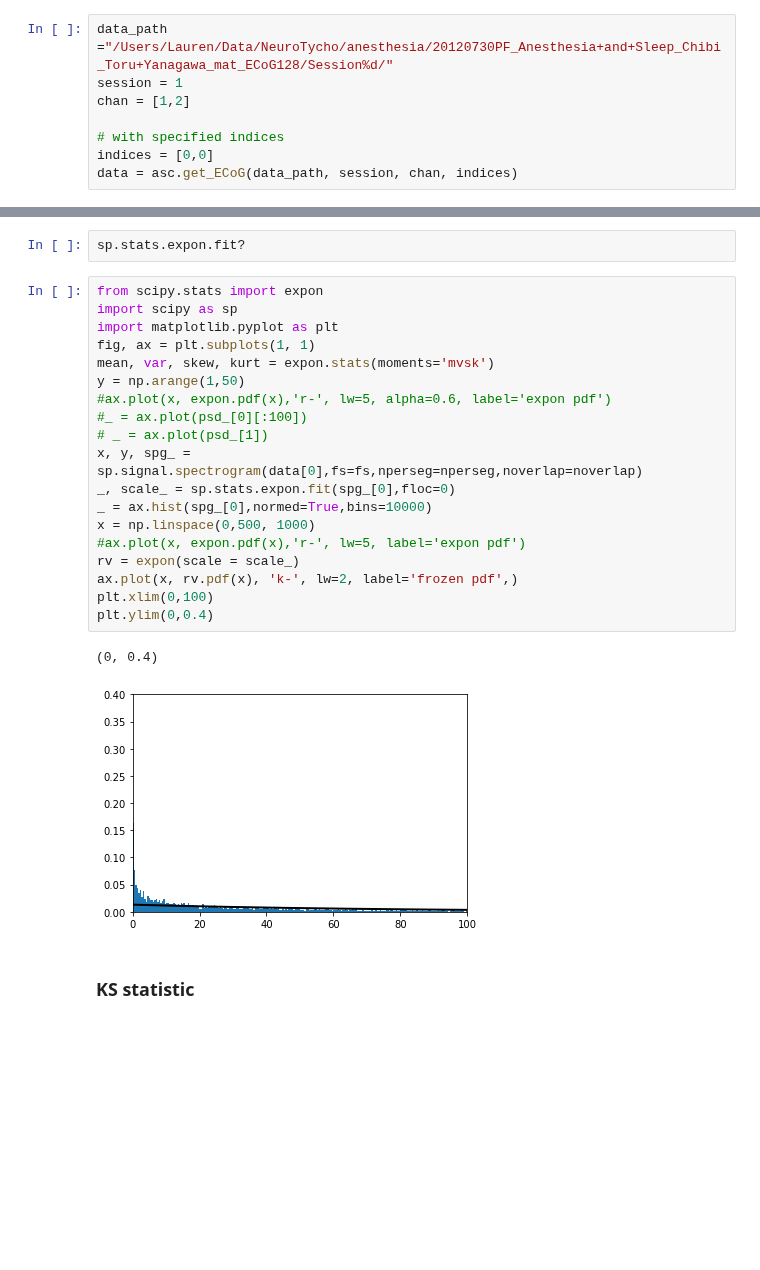
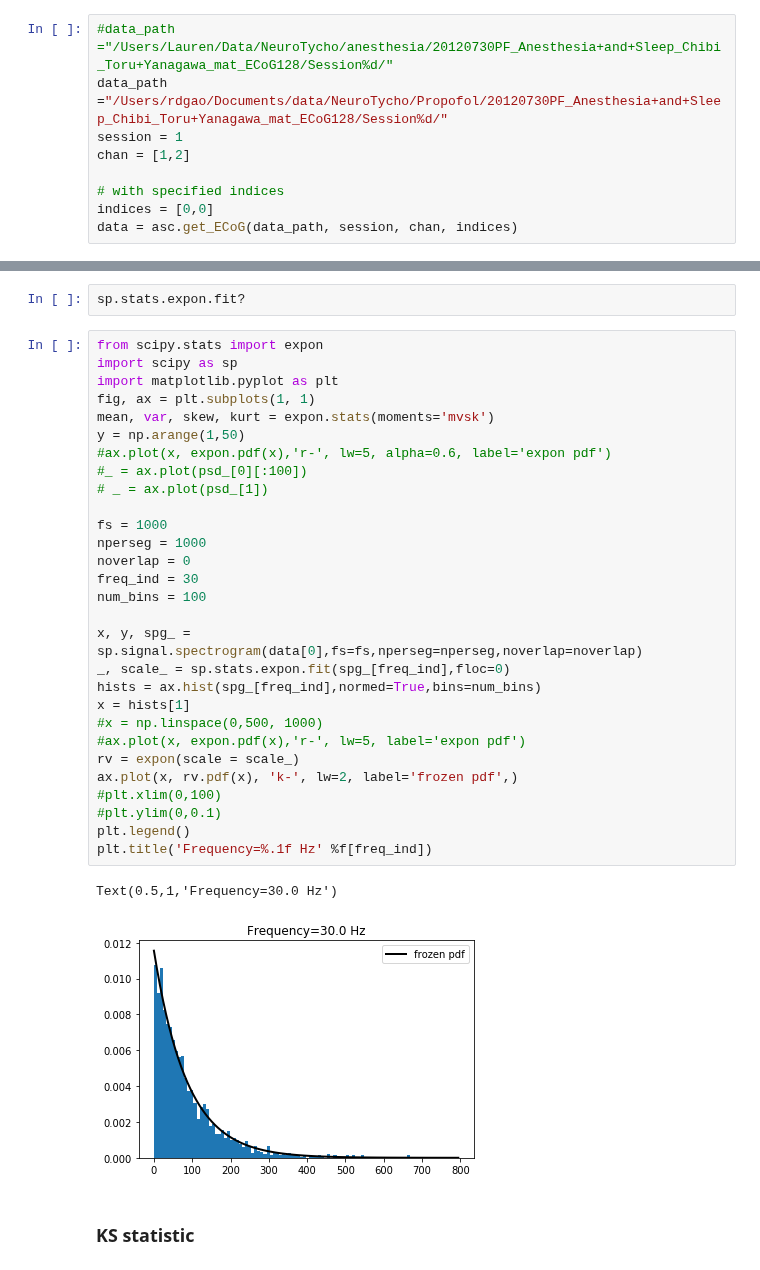
Before and after one commit to voytekresearch/SpectralCA, a Jupyter notebook: analysis_notebooks/exp_comparisons.ipynb, the cells around one changed output, grey strips where cells are left out. Drawn from its saved outputs; the diff is of its cells as text; blank space fills up the shorter version.

Commit message:
fixed a few things for exp fitting, got KS-test working per frequency

```diff
--- a/analysis_notebooks/exp_comparisons.ipynb
+++ b/analysis_notebooks/exp_comparisons.ipynb
@@ -11,7 +15,8 @@ C:\Users\Lauren\Voytek\spectralCV
 from scv_funcs import access_nt as asc
 import numpy as np
 # %%
-data_path ="/Users/Lauren/Data/NeuroTycho/anesthesia/20120730PF_Anesthesia+and+Sleep_Chibi_Toru+Yanagawa_mat_ECoG128/Session%d/"
+#data_path ="/Users/Lauren/Data/NeuroTycho/anesthesia/20120730PF_Anesthesia+and+Sleep_Chibi_Toru+Yanagawa_mat_ECoG128/Session%d/"
+data_path ="/Users/rdgao/Documents/data/NeuroTycho/Propofol/20120730PF_Anesthesia+and+Sleep_Chibi_Toru+Yanagawa_mat_ECoG128/Session%d/"
 session = 1
 chan = [1,2]
 
@@ -37,25 +46,35 @@ sp.stats.expon.fit?
 # %%
 from scipy.stats import expon
 import scipy as sp
 import matplotlib.pyplot as plt
 fig, ax = plt.subplots(1, 1)
 mean, var, skew, kurt = expon.stats(moments='mvsk')
 y = np.arange(1,50)
 #ax.plot(x, expon.pdf(x),'r-', lw=5, alpha=0.6, label='expon pdf')
 #_ = ax.plot(psd_[0][:100])
 # _ = ax.plot(psd_[1])
+
+fs = 1000
+nperseg = 1000
+noverlap = 0
+freq_ind = 30
+num_bins = 100
+
 x, y, spg_ = sp.signal.spectrogram(data[0],fs=fs,nperseg=nperseg,noverlap=noverlap)
-_, scale_ = sp.stats.expon.fit(spg_[0],floc=0)
-_ = ax.hist(spg_[0],normed=True,bins=10000)
-x = np.linspace(0,500, 1000)
+_, scale_ = sp.stats.expon.fit(spg_[freq_ind],floc=0)
+hists = ax.hist(spg_[freq_ind],normed=True,bins=num_bins)
+x = hists[1]
+#x = np.linspace(0,500, 1000)
 #ax.plot(x, expon.pdf(x),'r-', lw=5, label='expon pdf')
 rv = expon(scale = scale_)
 ax.plot(x, rv.pdf(x), 'k-', lw=2, label='frozen pdf',)
-plt.xlim(0,100)
-plt.ylim(0,0.4)
+#plt.xlim(0,100)
+#plt.ylim(0,0.1)
+plt.legend()
+plt.title('Frequency=%.1f Hz' %f[freq_ind])
 # %% [output]
-(0, 0.4)
+Text(0.5,1,'Frequency=30.0 Hz')
-[figure, old version]
+[figure, new version]
 # %% [markdown]
 ### KS statistic
 # %%
```
Also changed, not shown: parts of 10 cells of this notebook.
